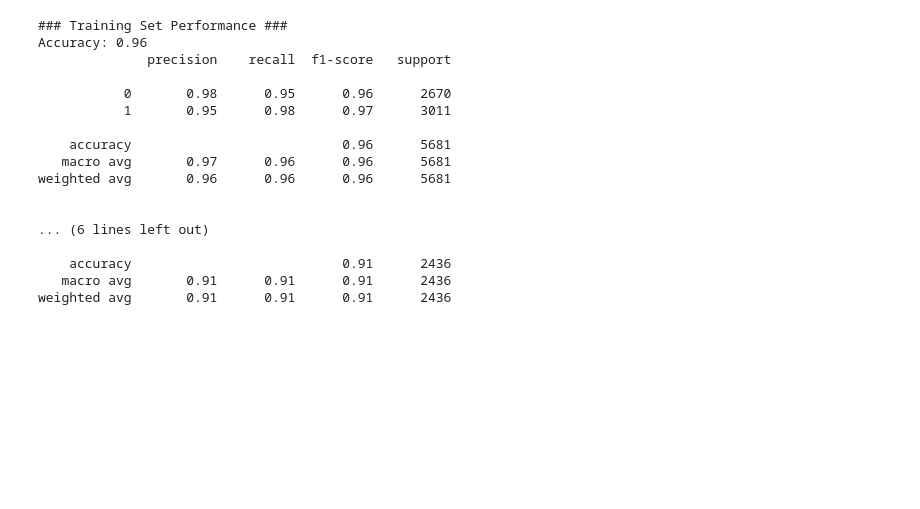
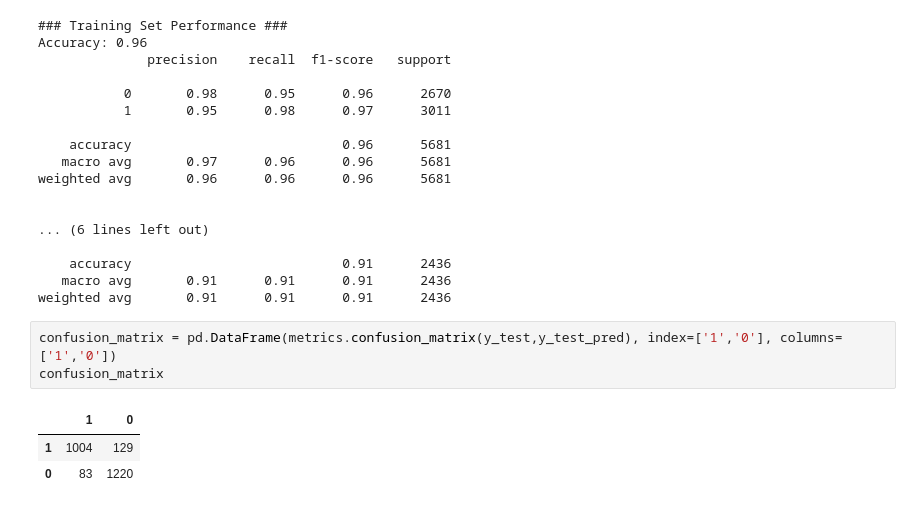
Before and after one commit to ikale1234/CSE151NEWS, a Jupyter notebook: CSE151_Milestone_4.ipynb, the cells around one changed output. Cells and saved outputs as stored; diff of their text form; blank space fills up the shorter version.

Commit message:
Added confusion matrix for model 2

```diff
--- a/CSE151_Milestone_4.ipynb
+++ b/CSE151_Milestone_4.ipynb
@@ -725,3 +725,10 @@ weighted avg       0.96      0.96      0.96      5681
     accuracy                           0.91      2436
    macro avg       0.91      0.91      0.91      2436
 weighted avg       0.91      0.91      0.91      2436
+# %%
+confusion_matrix = pd.DataFrame(metrics.confusion_matrix(y_test,y_test_pred), index=['1','0'], columns=['1','0'])
+confusion_matrix
+# %% [output]
+|  | 1 | 0 |
+| 1 | 1004 | 129 |
+| 0 | 83 | 1220 |
```
